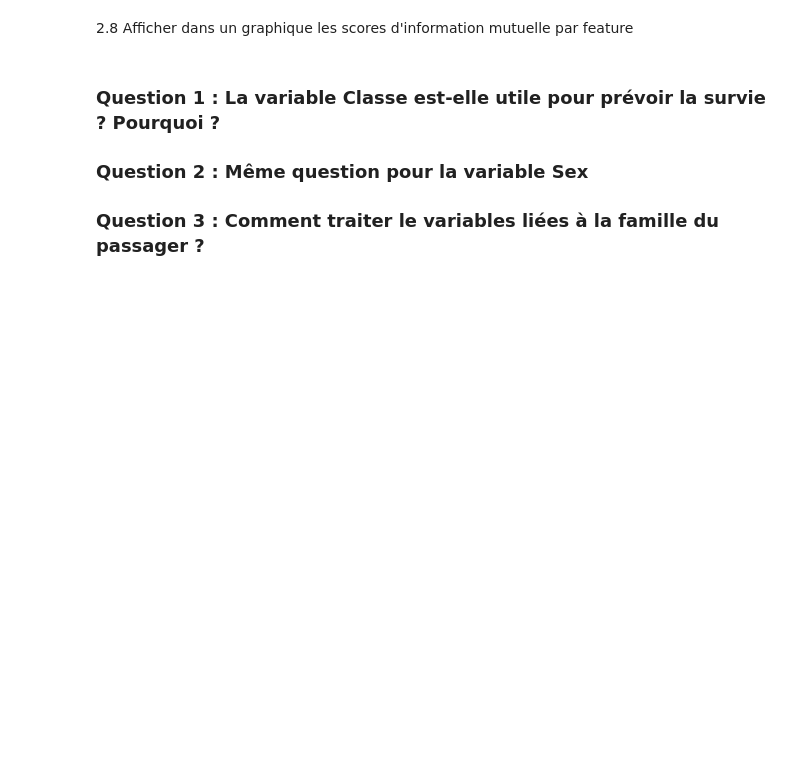
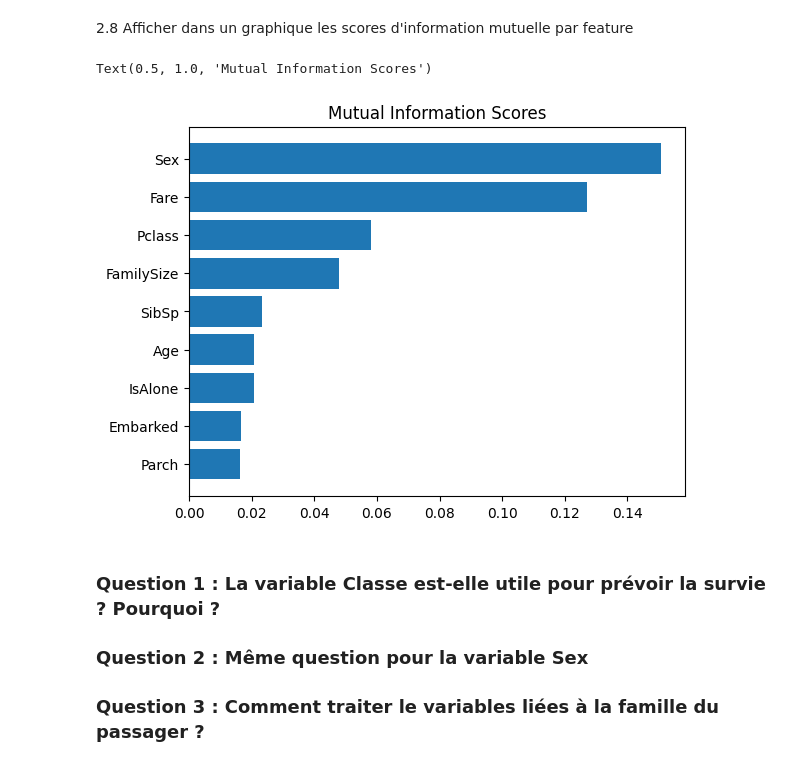
Before and after one commit to francoisloue/tp2_manipulation_donnee, a Jupyter notebook: TP2_prepa_feature.ipynb, the cells around one changed output. Cells and saved outputs as stored; diff of their text form; code cells hidden in the pictures; blank space fills up the shorter version.

```diff
--- a/TP2_prepa_feature.ipynb
+++ b/TP2_prepa_feature.ipynb
@@ -42,2 +125,7 @@ from sklearn.feature_selection import mutual_info_regression
 # %% [markdown]
 2.3 Calculer une nouvelle colonne FamilySize contenant la taille de la famille, pour les DataFrame train et Test. Afficher pour 10 exemples l'Id du passager, le nom, l'age, le sexe et la taille de la famille.
+# %%
+# 2.3 ajout d'une nouvelle colonne FamilySize et affichage de 10 exemples
+train_df['FamilySize'] = train_df['SibSp'] + train_df['Parch'] + 1
+test_df['FamilySize'] = test_df['SibSp'] + test_df['Parch'] + 1
+train_df[['PassengerId', 'Name', 'Age', 'Sex', 'FamilySize']].sample(10)
@@ -46,2 +165,6 @@ from sklearn.feature_selection import mutual_info_regression
 # %% [markdown]
 2.5 Calculer une nouvelle colonne IsAlone indiquant si le passager est seul ou pas, pour les DataFrame train et Test. Afficher pour 10 exemples l'Id du passager, le nom, l'age, le sexe et le status IsAlone.
+# %%
+train_df['IsAlone'] = ((train_df['SibSp'] == 0) & (train_df['Parch'] == 0)).astype(int)
+test_df['IsAlone'] = ((test_df['SibSp'] == 0) & (test_df['Parch'] == 0)).astype(int)
+train_df[['PassengerId', 'Name', 'Age', 'Sex', 'IsAlone']].sample(10)
@@ -53,3 +200,15 @@ from sklearn.feature_selection import mutual_info_regression
 Attention : Il y a des données continues et des données discrètes
 
 Ignorer les colonnes Name, Ticket et Cabin
+# %%
+# Nettoyage du jeu de données et remplacement des valeurs type object par des valeurs numériques
+studied_features = ["Pclass", "Sex", "Age", "SibSp", "Parch", "Fare", "Embarked", "FamilySize", "IsAlone"]
+X = train_df[studied_features].copy()
+for colname in X.columns:
+  if X[colname].dtypes=='object':
+    X[colname], _ = X[colname].factorize()
+  else:
+    X[colname].fillna(X[colname].mean(), inplace=True)
+
+discrete_features = X.dtypes == "int64"
+print("discrete_features:\n",discrete_features)
@@ -55,0 +245,6 @@ Ignorer les colonnes Name, Ticket et Cabin
+# %%
+# Calcul de l'information mutuelle
+mi_scores = mutual_info_classif(X, train_df['Survived'], discrete_features=discrete_features)
+mi_scores = pd.Series(mi_scores, name="MI Scores", index=X.columns)
+mi_scores = mi_scores.sort_values(ascending=True)
+print(mi_scores)
@@ -56,5 +262,14 @@ Ignorer les colonnes Name, Ticket et Cabin
 # %% [markdown]
 2.8 Afficher dans un graphique les scores d'information mutuelle par feature
+# %%
+width = np.arange(len(mi_scores))
+ticks = list(mi_scores.index)
+plt.barh(width, mi_scores)
+plt.yticks(width, ticks)
+plt.title("Mutual Information Scores")
+# %% [output]
+Text(0.5, 1.0, 'Mutual Information Scores')
+[figure, added]
 # %% [markdown]
 ### Question 1 : La variable Classe est-elle utile pour prévoir la survie ? Pourquoi ?
 
```
Also changed, not shown: parts of 22 cells of this notebook.
